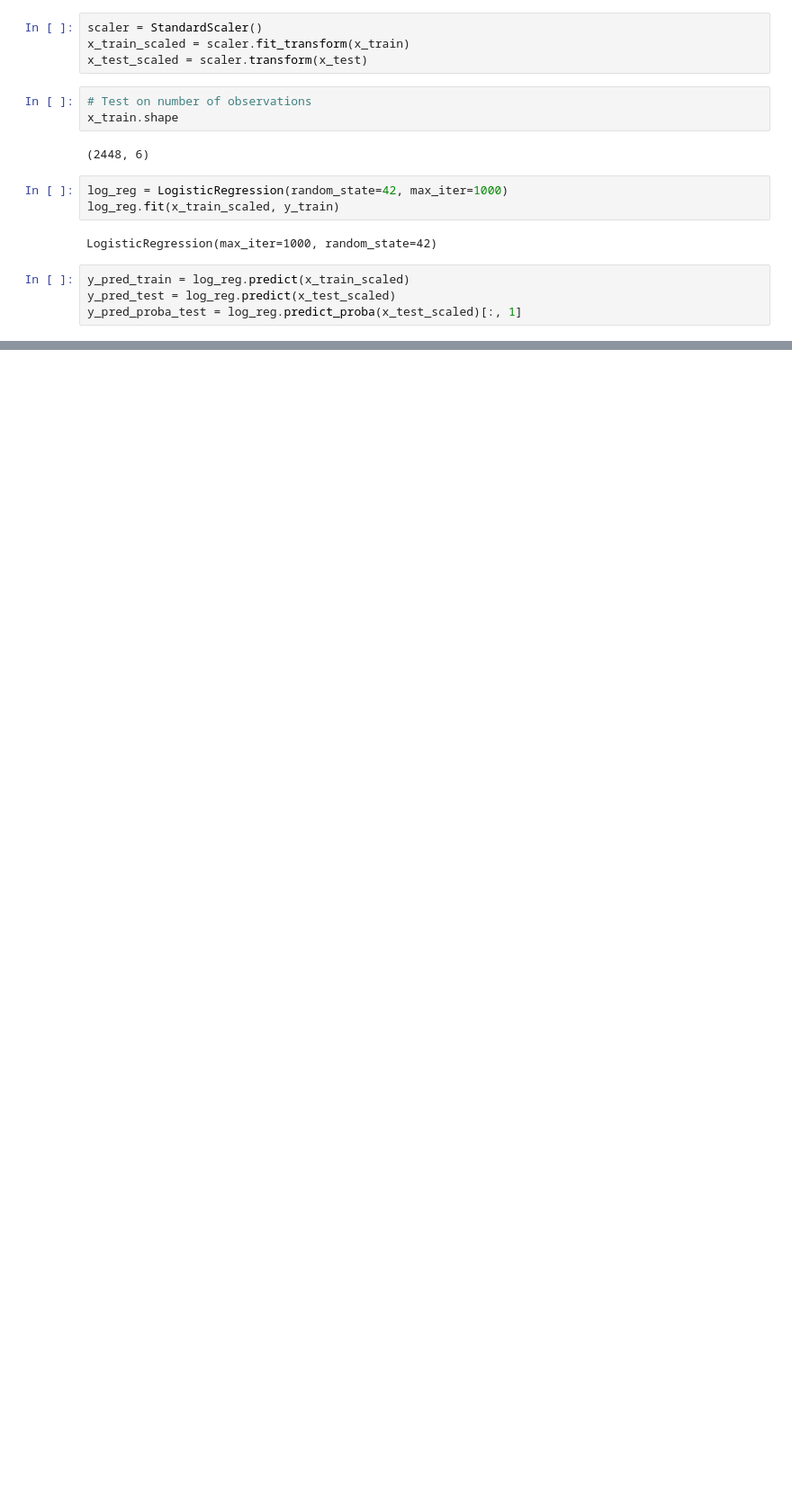
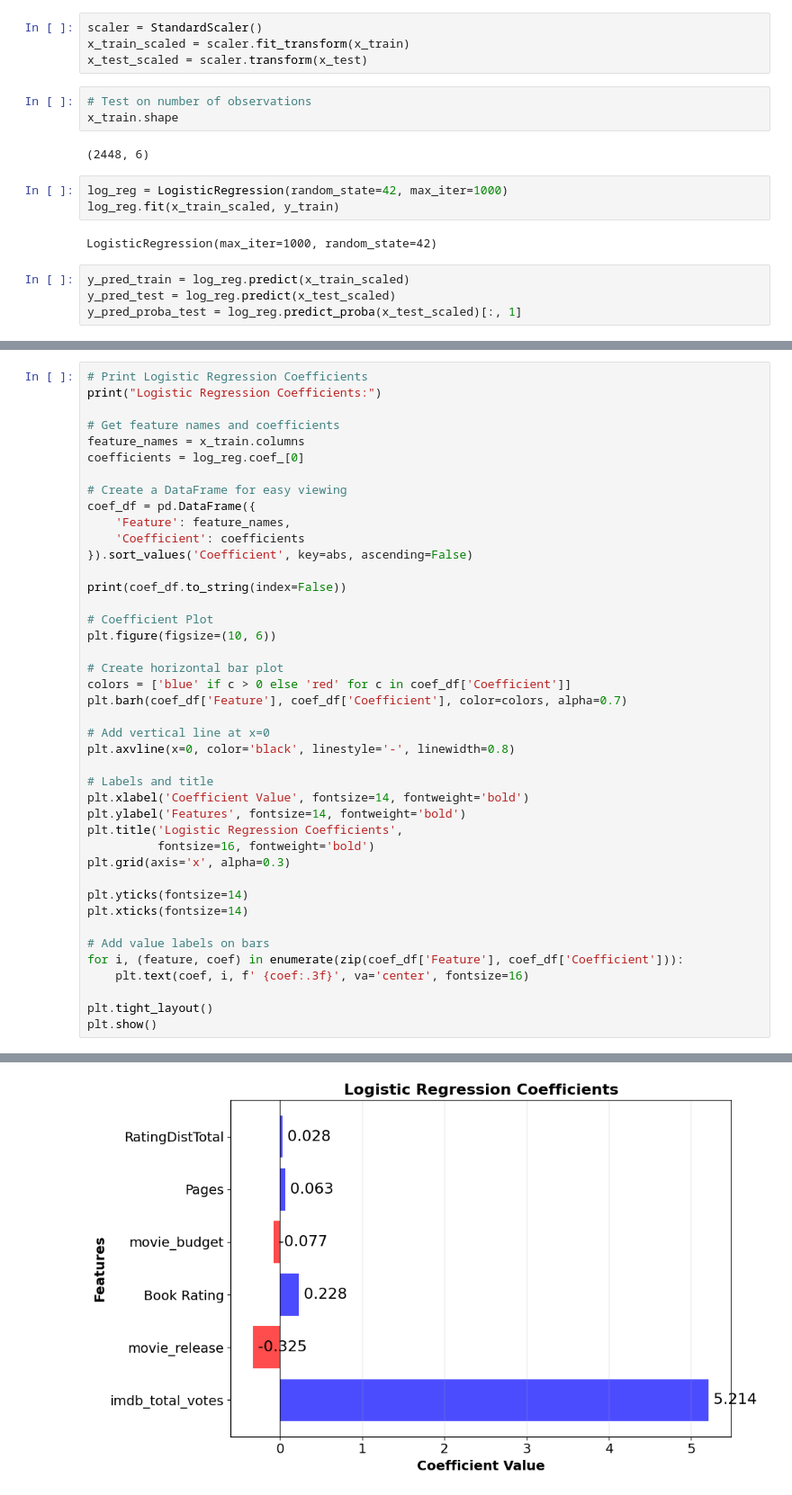
Before and after one commit to emilybae2025/Book-to-Film-Success-Prediction-Model, a Jupyter notebook: LogisticRegression.ipynb, the cells around one changed output, grey strips where cells are left out. Shown at 90% size. Cells and saved outputs as stored; diff of their text form; blank space fills up the shorter version.

```diff
--- a/LogisticRegression.ipynb
+++ b/LogisticRegression.ipynb
@@ -135,0 +165,43 @@ weighted avg       0.74      0.71      0.69       817
+# %%
+# Print Logistic Regression Coefficients
+print("Logistic Regression Coefficients:")
+
+# Get feature names and coefficients
+feature_names = x_train.columns
+coefficients = log_reg.coef_[0]
+
+# Create a DataFrame for easy viewing
+coef_df = pd.DataFrame({
+    'Feature': feature_names,
+    'Coefficient': coefficients
+}).sort_values('Coefficient', key=abs, ascending=False)
+
+print(coef_df.to_string(index=False))
+
+# Coefficient Plot
+plt.figure(figsize=(10, 6))
+
+# Create horizontal bar plot
+colors = ['blue' if c > 0 else 'red' for c in coef_df['Coefficient']]
+plt.barh(coef_df['Feature'], coef_df['Coefficient'], color=colors, alpha=0.7)
+
+# Add vertical line at x=0
+plt.axvline(x=0, color='black', linestyle='-', linewidth=0.8)
+
+# Labels and title
+plt.xlabel('Coefficient Value', fontsize=14, fontweight='bold')
+plt.ylabel('Features', fontsize=14, fontweight='bold')
+plt.title('Logistic Regression Coefficients',
+          fontsize=16, fontweight='bold')
+plt.grid(axis='x', alpha=0.3)
+
+plt.yticks(fontsize=14)
+plt.xticks(fontsize=14)
+
+# Add value labels on bars
+for i, (feature, coef) in enumerate(zip(coef_df['Feature'], coef_df['Coefficient'])):
+    plt.text(coef, i, f' {coef:.3f}', va='center', fontsize=16)
+
+plt.tight_layout()
+plt.show()
+# %% [output]
@@ -135,0 +216 @@ weighted avg       0.74      0.71      0.69       817
+[figure, added]
```
Also changed, not shown: parts of 4 cells of this notebook.
